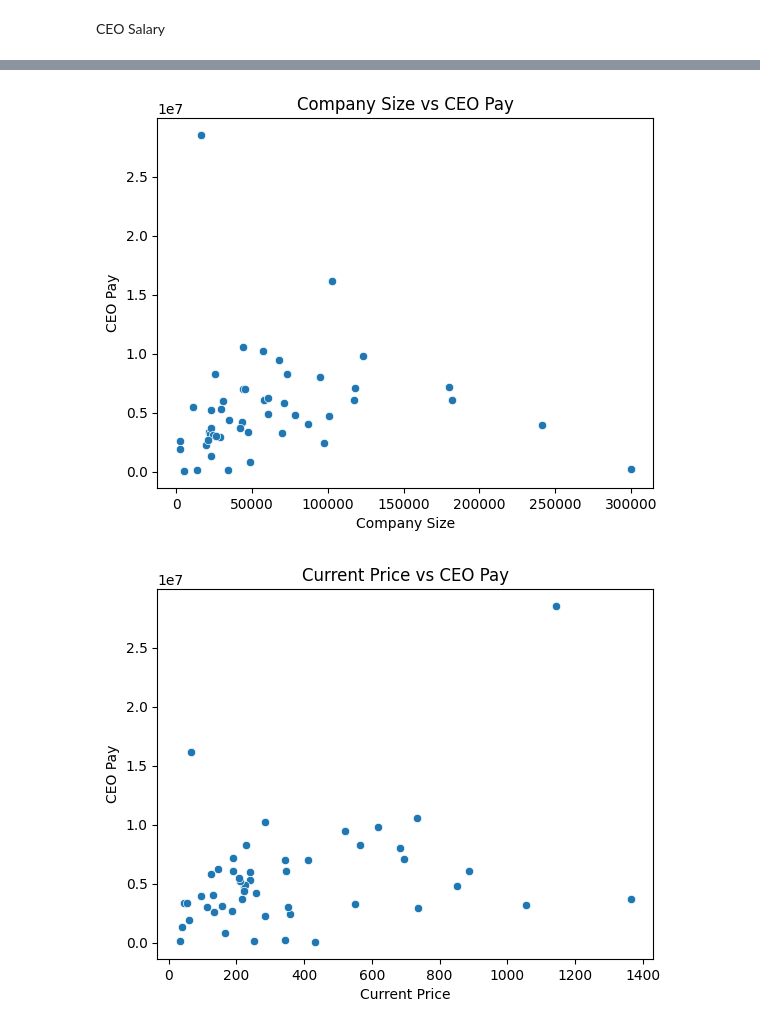
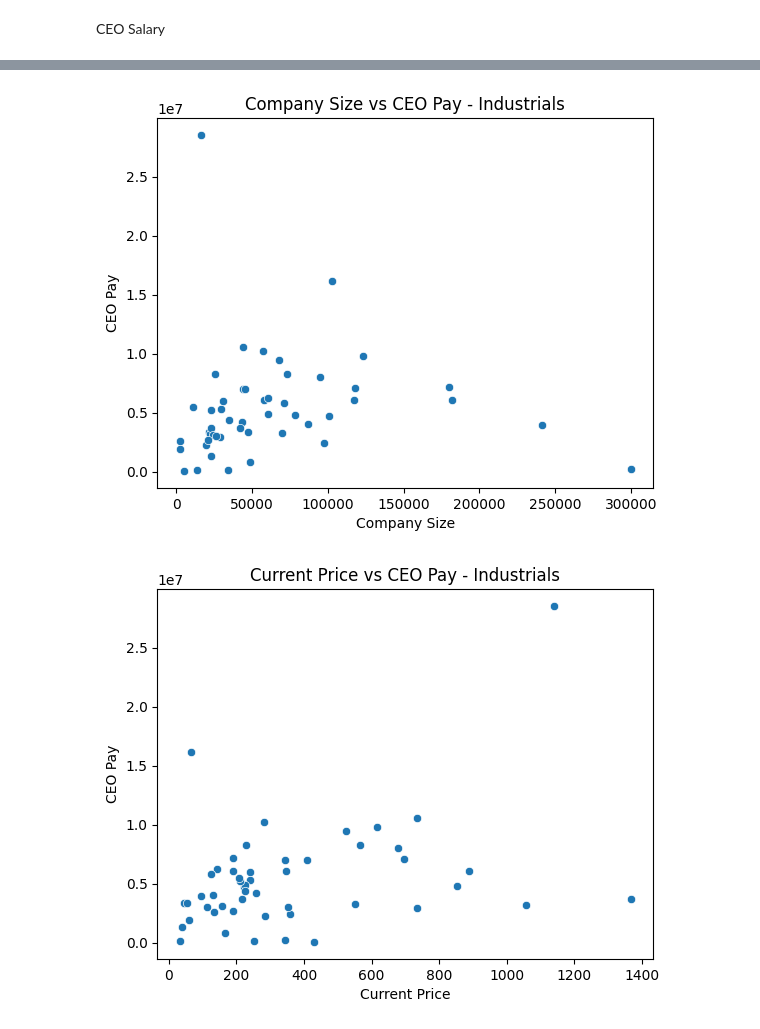
Before and after one commit to isabellaschen/Exploratory-Data-Analysis---Yahoo-Finance, a Jupyter notebook: Finance_EDA.ipynb, the cells around one changed output, grey strips where cells are left out. Saved outputs shown, nothing was run; the diff lists cells and outputs as text; code cells hidden in the pictures.

```diff
--- a/Finance_EDA.ipynb
+++ b/Finance_EDA.ipynb
@@ -467,20 +467,20 @@ for symbol in industrial_sector['symbol']:
 ind_data = pd.DataFrame(ind_data)
 # %%
 sns.scatterplot(data = ind_data, x = 'Company Size', y = 'CEO Pay')
-plt.title('Company Size vs CEO Pay')
+plt.title('Company Size vs CEO Pay - Industrials')
 plt.show()
 
 sns.scatterplot(data = ind_data, x = 'Current Price', y = 'CEO Pay')
-plt.title('Current Price vs CEO Pay')
+plt.title('Current Price vs CEO Pay - Industrials')
 plt.show()
 
 sns.scatterplot(data = ind_data, x = 'Current Price', y = 'Company Size')
-plt.title('Current Price vs Company Size')
+plt.title('Current Price vs Company Size - Industrials')
 plt.show()
 
 sns.scatterplot(data = ind_data, x = 'CEO Pay', y = 'Market Cap')
-plt.title('Market Cap vs Company Size')
+plt.title('Market Cap vs Company Size - Industrials')
 plt.show()
 # %% [output]
-[figure, old version]
+[figure, new version]
-[figure, old version]
+[figure, new version]
```
Also changed, not shown: parts of 11 cells of this notebook.
